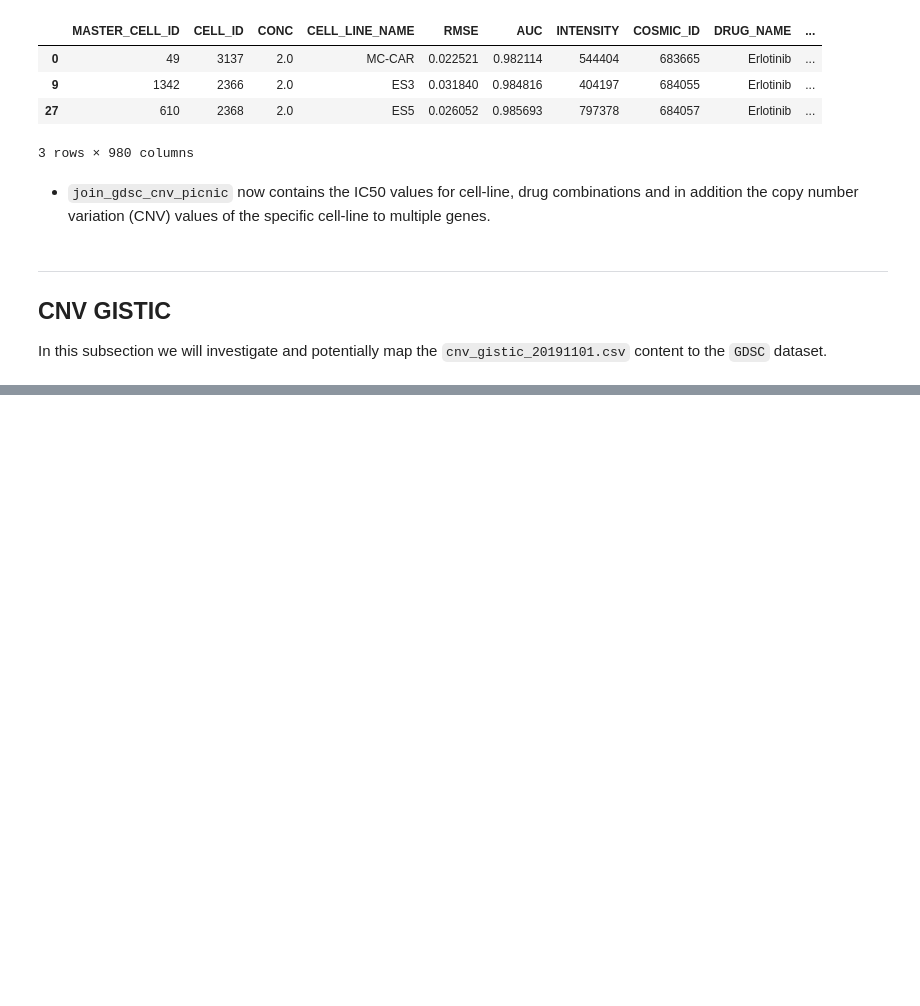
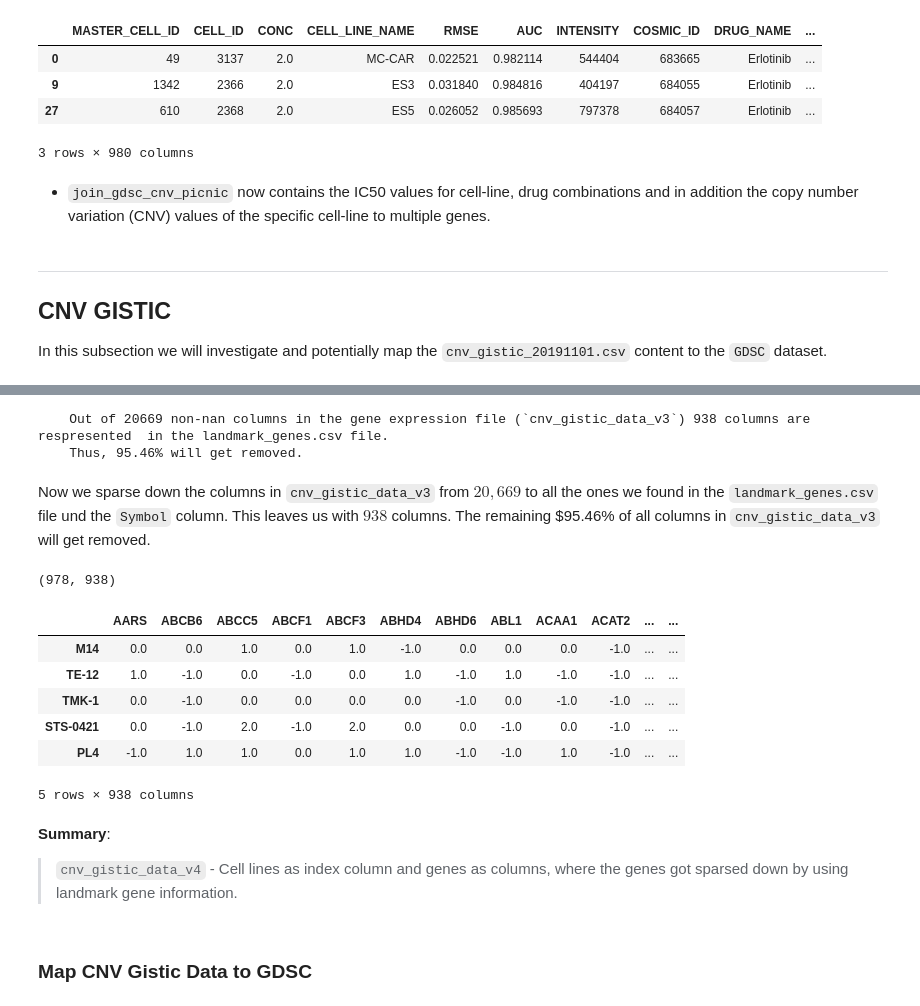
Before and after one commit to PeeteKeesel/gnn-for-drug-response-prediction, a Jupyter notebook: 03_GDSC_map_CNV.ipynb, the cells around one changed output, grey strips where cells are left out. Cells and saved outputs as stored; diff of their text form; code cells hidden in the pictures; blank space fills up the shorter version.

```diff
--- a/03_GDSC_map_CNV.ipynb
+++ b/03_GDSC_map_CNV.ipynb
@@ -294,0 +313,10 @@ In this subsection we will investigate and potentially map the `cnv_gistic_20191
+# %%
+cnv_gistic_data_v2 = cnv_gistic_data.copy()
+# Cleaner names.
+cnv_gistic_data_v2.rename(columns={
+    'Unnamed: 1': 'GENE_SYMBOL',
+    'model_name': 'GENE_ID'}, inplace=True)
+# Drop 1st row.
+cnv_gistic_data_v2 = cnv_gistic_data_v2.iloc[1:, :]
+print(cnv_gistic_data_v2.shape)
+cnv_gistic_data_v2.head(3)
@@ -294,0 +368,8 @@ In this subsection we will investigate and potentially map the `cnv_gistic_20191
+# %%
+# Transpose the CNV table such that the GENE_SYMBOLs are the columns and the CELL_LINE_NAMES are the indexes of the rows.
+# Copy CNV dataset without GENE_ID column and transpose.
+cnv_gistic_data_v3 = cnv_gistic_data_v2.iloc[:, 1:].copy().T
+# Ignore the first row and make the GEN_SYMBOL names as the new columns. Also make the previous CELL_LINE_NAMES columns as the new row index.
+cnv_gistic_data_v3 = cnv_gistic_data_v3.rename(columns=cnv_gistic_data_v3.iloc[0]).drop(cnv_gistic_data_v3.index[0])
+print(cnv_gistic_data_v3.shape)
+cnv_gistic_data_v3.head(3)
@@ -294,0 +387,5 @@ In this subsection we will investigate and potentially map the `cnv_gistic_20191
+# %%
+start = time.time()
+landmark_genes = pd.read_csv(f'../../datasets/gdsc/{FILENAME_LANDMARK_GENES}', sep="\t")
+print(f"File `{FILENAME_LANDMARK_GENES}` took {time.time()-start:.5f} seconds to import. It has shape {landmark_genes.shape}")
+landmark_genes.head(3)
@@ -294,0 +406,37 @@ In this subsection we will investigate and potentially map the `cnv_gistic_20191
+# %%
+# Check how many cell line columns of the gene expressions table are in the landmark gene file.
+
+count, cols_to_keep = 0, []
+for c in cnv_gistic_data_v3.columns[cnv_gistic_data_v3.columns != 'nan']:
+    if c in landmark_genes.Symbol.tolist():
+        count += 1
+        cols_to_keep.append(c)
+
+print(f"""
+    Out of {len(cnv_gistic_data_v3.columns[cnv_gistic_data_v3.columns != 'nan'])} non-nan columns in the gene expression file (`cnv_gistic_data_v3`) {count} columns are respresented  in the landmark_genes.csv file.
+    Thus, {100*(1-count/len(cnv_gistic_data_v3.columns[cnv_gistic_data_v3.columns != 'nan'])):2.2f}% will get removed.
+""")
+# %% [output]
+    Out of 20669 non-nan columns in the gene expression file (`cnv_gistic_data_v3`) 938 columns are respresented  in the landmark_genes.csv file.
+    Thus, 95.46% will get removed.
+# %% [markdown]
+Now we sparse down the columns in `cnv_gistic_data_v3` from $20,669$ to all the ones we found in the `landmark_genes.csv` file und the `Symbol` column. This leaves us with $938$ columns. The remaining $95.46% of all columns in `cnv_gistic_data_v3` will get removed.
+# %%
+cnv_gistic_data_v4 = cnv_gistic_data_v3[cols_to_keep]
+assert cnv_gistic_data_v4.shape[1] == len(cols_to_keep)
+print(cnv_gistic_data_v4.shape)
+cnv_gistic_data_v4.head(5)
+# %% [output]
+(978, 938)
+|  | AARS | ABCB6 | ABCC5 | ABCF1 | ABCF3 | ABHD4 | ABHD6 | ABL1 | ACAA1 | ACAT2 | ... | ... |
+| M14 | 0.0 | 0.0 | 1.0 | 0.0 | 1.0 | -1.0 | 0.0 | 0.0 | 0.0 | -1.0 | ... | ... |
+| TE-12 | 1.0 | -1.0 | 0.0 | -1.0 | 0.0 | 1.0 | -1.0 | 1.0 | -1.0 | -1.0 | ... | ... |
+| TMK-1 | 0.0 | -1.0 | 0.0 | 0.0 | 0.0 | 0.0 | -1.0 | 0.0 | -1.0 | -1.0 | ... | ... |
+| STS-0421 | 0.0 | -1.0 | 2.0 | -1.0 | 2.0 | 0.0 | 0.0 | -1.0 | 0.0 | -1.0 | ... | ... |
+| PL4 | -1.0 | 1.0 | 1.0 | 0.0 | 1.0 | 1.0 | -1.0 | -1.0 | 1.0 | -1.0 | ... | ... |
+5 rows × 938 columns
+# %% [markdown]
+__Summary__:
+> `cnv_gistic_data_v4` - Cell lines as index column and genes as columns, where the genes got sparsed down by using landmark gene information.
+# %% [markdown]
+### Map CNV Gistic Data to GDSC
```
Also changed, not shown: parts of 17 cells of this notebook.
